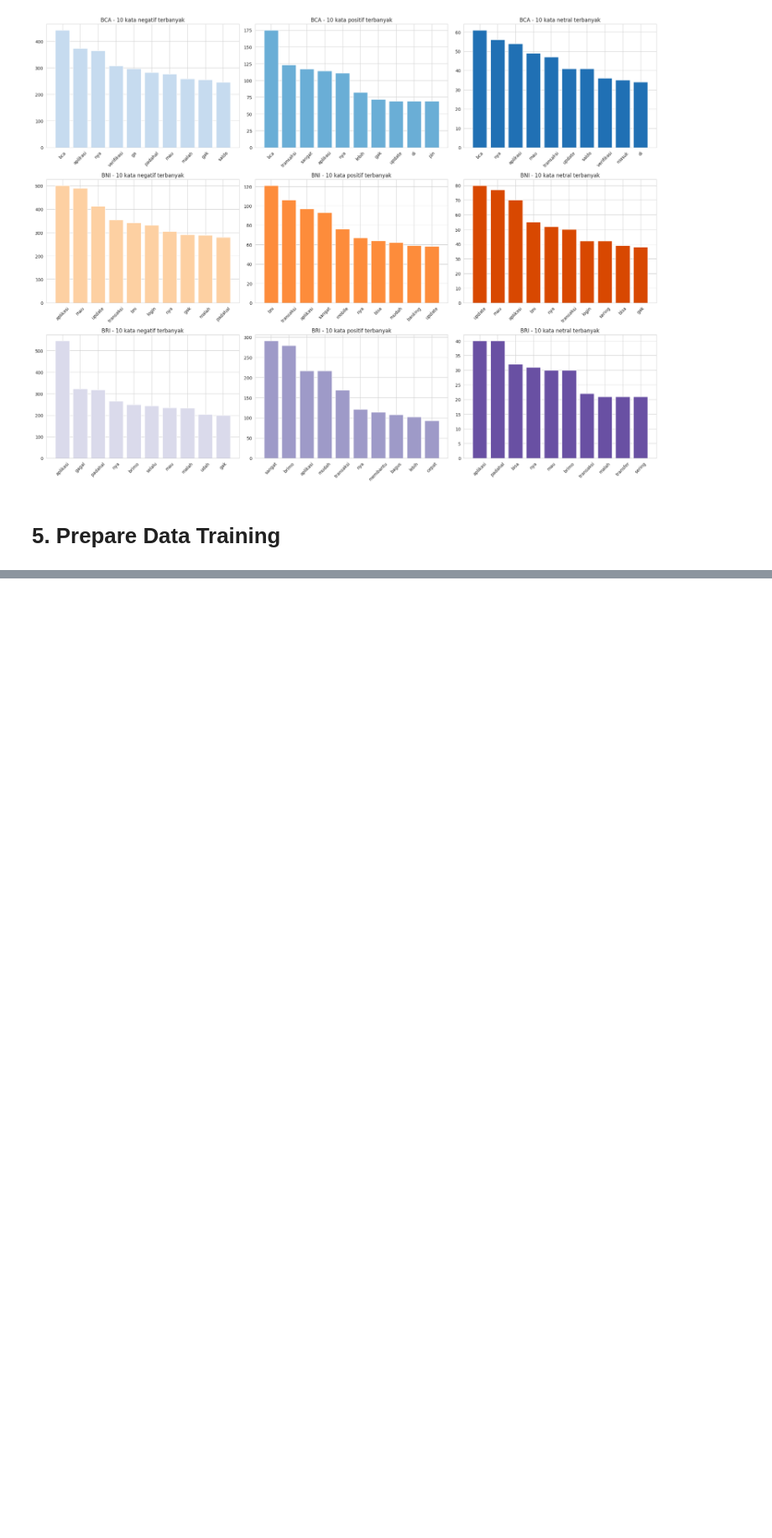
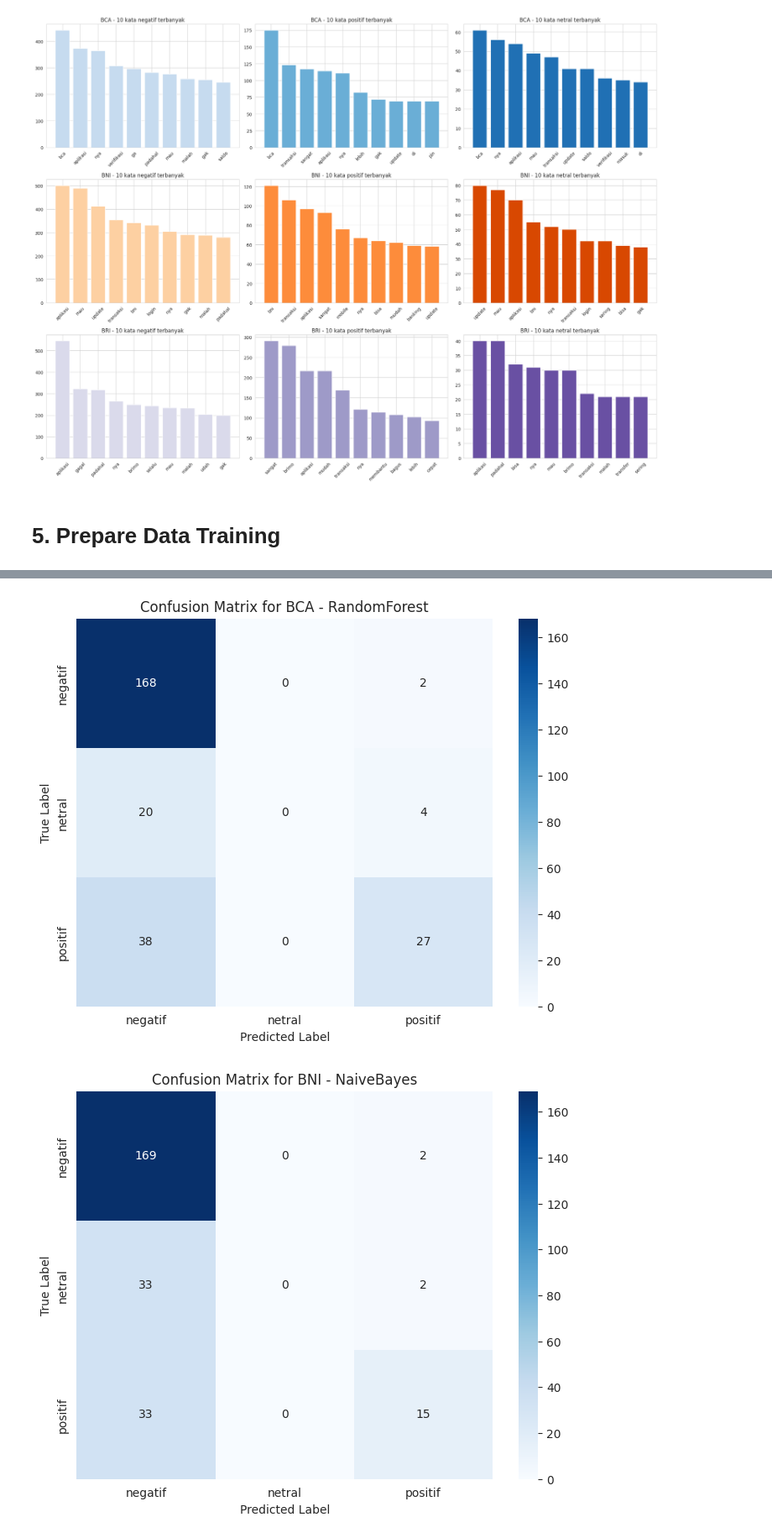
Before and after one commit to PradipaJavierFatah/Analisis_Sentimen_Aplikasi_Perbankan, a Jupyter notebook: Analisis_Sentimen_Aplikasi_Perbankan.ipynb, the cells around one changed output, grey strips where cells are left out. Shown at 84% size. Saved outputs shown, nothing was run; the diff lists cells and outputs as text; code cells hidden in the pictures; blank space fills up the shorter version.

Commit message:
Add Training Data and Comperative Evaluation

```diff
--- a/Analisis_Sentimen_Aplikasi_Perbankan.ipynb
+++ b/Analisis_Sentimen_Aplikasi_Perbankan.ipynb
@@ -422,0 +472,3 @@ data = {
+# %%
+df_results = pd.DataFrame(results)
+df_results
@@ -422,0 +489,41 @@ data = {
+# %%
+best_classifiers = df_results.loc[df_results.groupby('Application')['Accuracy'].idxmax()]
+
+for index, row in best_classifiers.iterrows():
+    app = row['Application']
+    clf_name = row['Classifier']
+
+    # Split data menjadi train dan test
+    X, y = data[app]  # Ambil data sesuai aplikasi
+    x_train, x_test, y_train, y_test = train_test_split(X, y, test_size=0.15, random_state=42)
+
+    # Pastikan setiap elemen adalah string
+    x_train = [" ".join(doc) if isinstance(doc, list) else doc for doc in x_train]
+    x_test = [" ".join(doc) if isinstance(doc, list) else doc for doc in x_test]
+
+    # Vectorize data
+    vectorizer = CountVectorizer()
+    x_train_vectorized = vectorizer.fit_transform(x_train).toarray()
+    x_test_vectorized = vectorizer.transform(x_test).toarray()
+
+    # Ambil classifier yang sesuai
+    clf = classifiers[clf_name]
+    clf.fit(x_train_vectorized, y_train)
+    y_pred = clf.predict(x_test_vectorized)
+
+    # Hitung confusion matrix
+    cm = confusion_matrix(y_test, y_pred)
+
+    # Plot confusion matrix
+    plt.figure(figsize=(8, 6))
+    sns.heatmap(cm, annot=True, fmt='d', cmap='Blues',
+                xticklabels=np.unique(y_train),
+                yticklabels=np.unique(y_train))
+
+    plt.title(f"Confusion Matrix for {app} - {clf_name}")
+    plt.xlabel("Predicted Label")
+    plt.ylabel("True Label")
+    plt.show()
+# %% [output]
+[figure, added]
+[figure, added]
```
Also changed, not shown: parts of 11 cells of this notebook.
